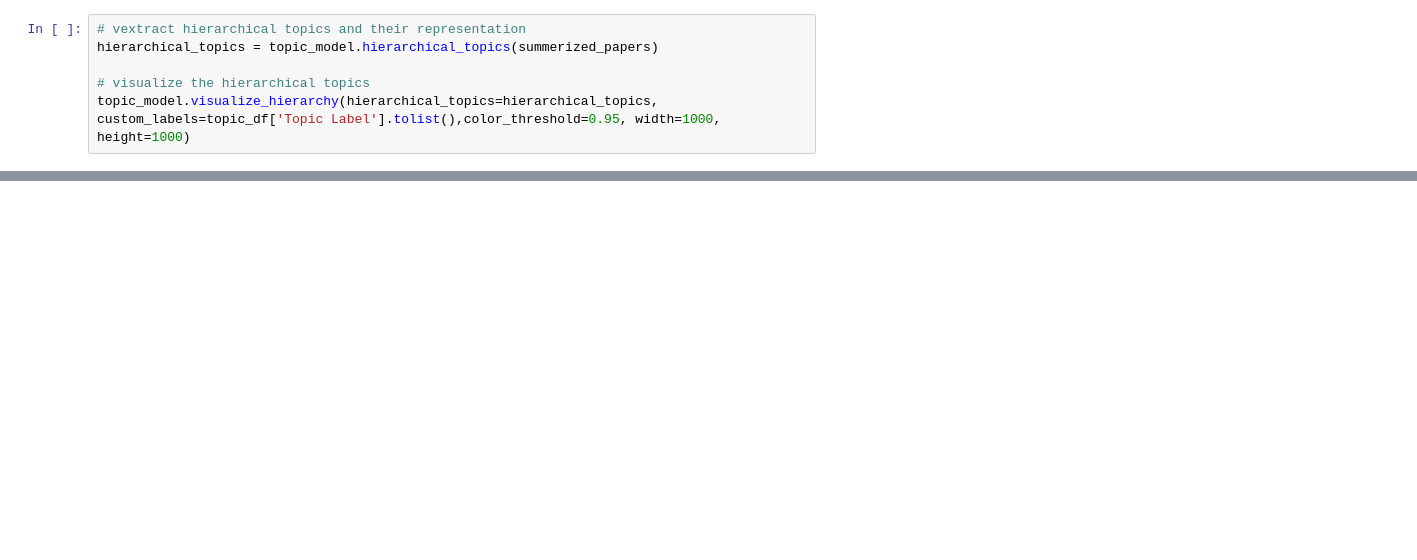
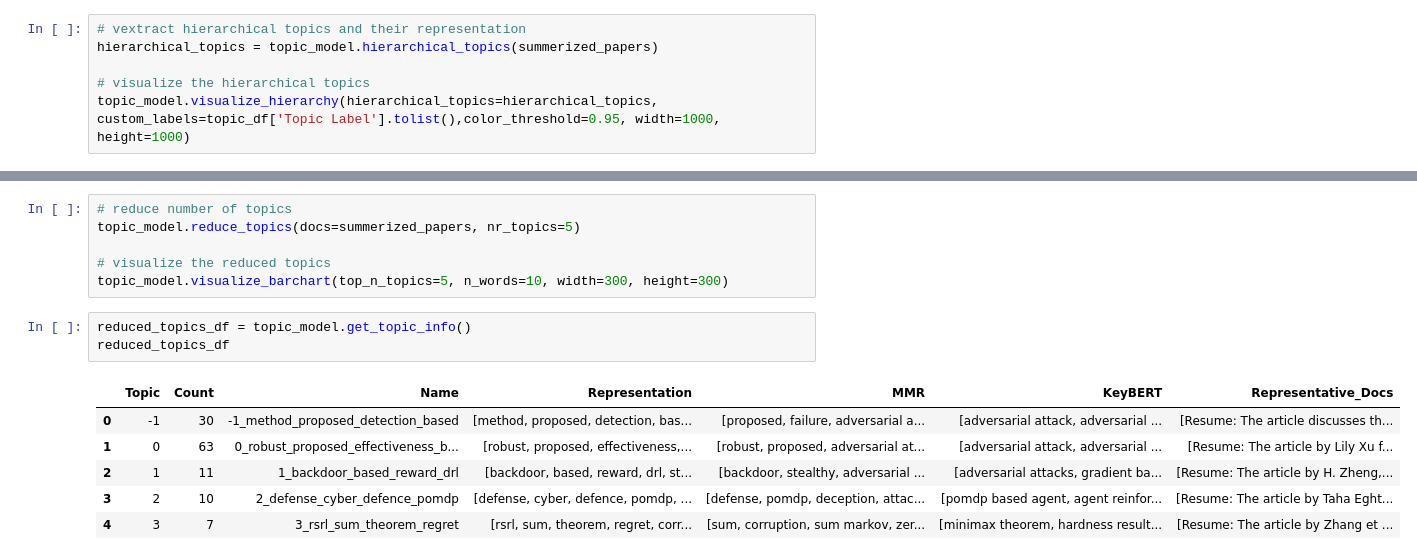
Before and after one commit to HamBa-m/sci-scraper, a Jupyter notebook: notebooks/cluster.ipynb, the cells around one changed output, grey strips where cells are left out. Cells and saved outputs as stored; diff of their text form; blank space fills up the shorter version.

```diff
--- a/notebooks/cluster.ipynb
+++ b/notebooks/cluster.ipynb
@@ -666,0 +681,16 @@ topic_model.visualize_document_datamap(summerized_papers, embeddings=embeddings,
+# %%
+# reduce number of topics
+topic_model.reduce_topics(docs=summerized_papers, nr_topics=5)
+
+# visualize the reduced topics
+topic_model.visualize_barchart(top_n_topics=5, n_words=10, width=300, height=300)
+# %%
+reduced_topics_df = topic_model.get_topic_info()
+reduced_topics_df
+# %% [output]
+|  | Topic | Count | Name | Representation | MMR | KeyBERT | Representative_Docs |
+| 0 | -1 | 30 | -1_method_proposed_detection_based | [method, proposed, detection, bas... | [proposed, failure, adversarial a... | [adversarial attack, adversarial ... | [Resume: The article discusses th... |
+| 1 | 0 | 63 | 0_robust_proposed_effectiveness_b... | [robust, proposed, effectiveness,... | [robust, proposed, adversarial at... | [adversarial attack, adversarial ... | [Resume: The article by Lily Xu f... |
+| 2 | 1 | 11 | 1_backdoor_based_reward_drl | [backdoor, based, reward, drl, st... | [backdoor, stealthy, adversarial ... | [adversarial attacks, gradient ba... | [Resume: The article by H. Zheng,... |
+| 3 | 2 | 10 | 2_defense_cyber_defence_pomdp | [defense, cyber, defence, pomdp, ... | [defense, pomdp, deception, attac... | [pomdp based agent, agent reinfor... | [Resume: The article by Taha Eght... |
+| 4 | 3 | 7 | 3_rsrl_sum_theorem_regret | [rsrl, sum, theorem, regret, corr... | [sum, corruption, sum markov, zer... | [minimax theorem, hardness result... | [Resume: The article by Zhang et ... |
```
Also changed, not shown: parts of 16 cells of this notebook, 1 other file.
